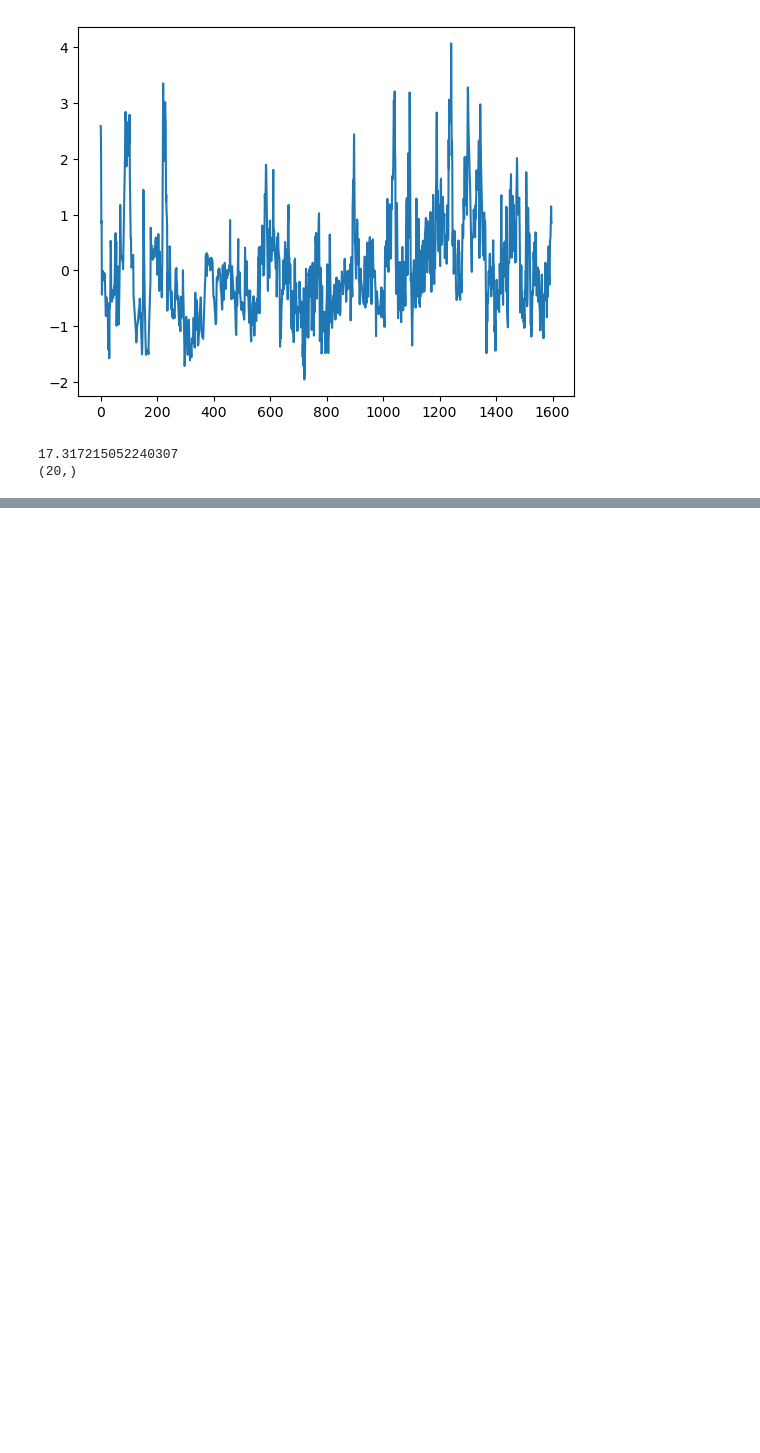
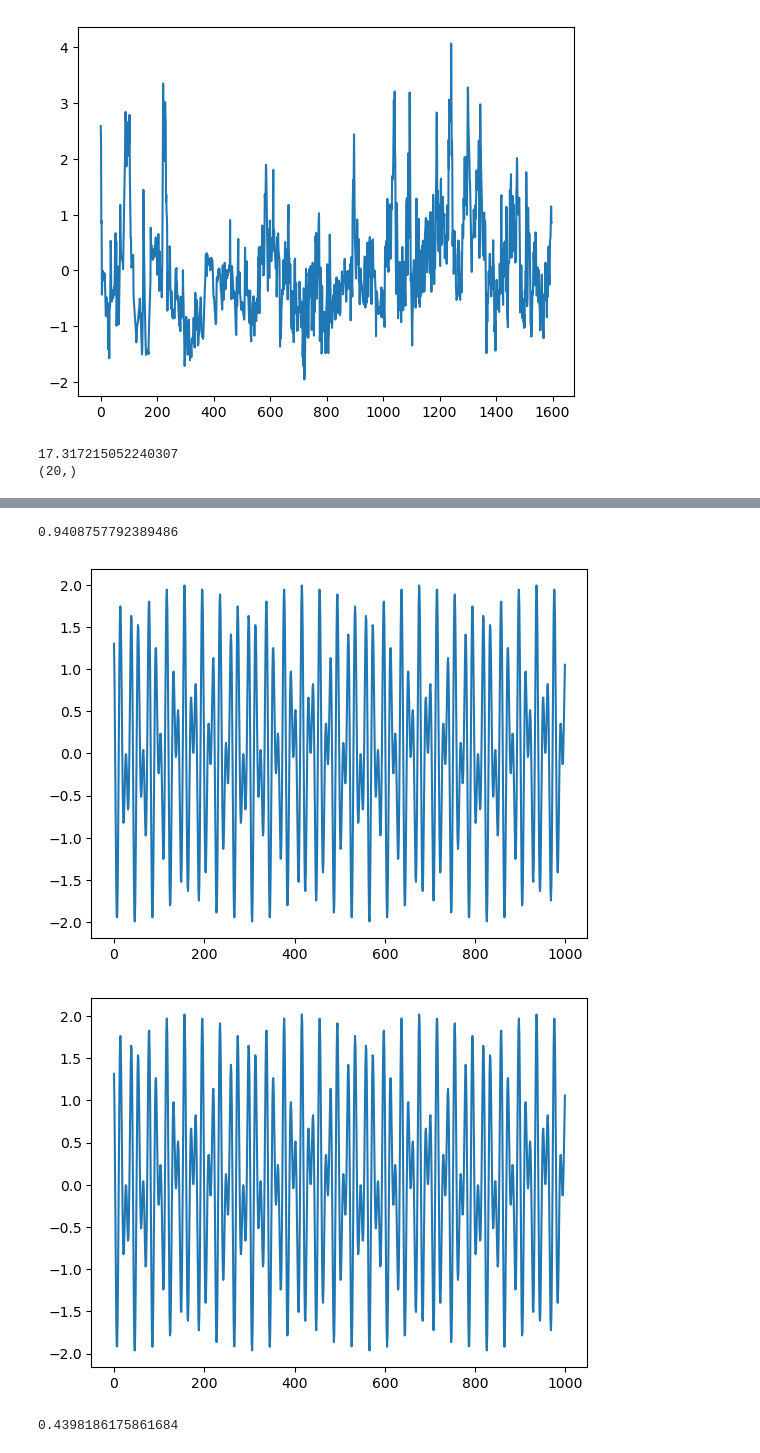
Before and after one commit to ironak/worms, a Jupyter notebook: sandy3.ipynb, the cells around one changed output, grey strips where cells are left out. Cells and saved outputs as stored; diff of their text form; code cells hidden in the pictures; blank space fills up the shorter version.

Commit message:
Predictions are matching observations

```diff
--- a/sandy3.ipynb
+++ b/sandy3.ipynb
@@ -113,3 +114,34 @@ print(calculate_c('SAADR', trace_obj).shape)
 [figure]
 17.317215052240307
 (20,)
+# %%
+def live_simulation(c, neuron, trace_obj, connectome=CONNECTOME):
+    predicted_trace = []
+    relevant_mask = get_relevant_mask(neuron, trace_obj, connectome)
+    relevant_count = np.count_nonzero(relevant_mask)
+    self_index = trace_obj.get_index(neuron)
+
+    C = c.reshape((relevant_count,w_rr,1,w_sr+1))
+
+    start = 100
+    runtime = 1000
+    for t in range(start,start+runtime):
+        relevant_history = trace_obj.traces[relevant_mask,t-w_rr:t]
+        self_history = trace_obj.traces[self_index:self_index+1,t-w_sr:t]
+        augmented_self_history = np.concatenate((np.ones((1,1)), self_history), axis=1)
+        predicted_trace.append(contract("ij,ijkl,kl", relevant_history, C, augmented_self_history))
+
+    observation = np.array(trace_obj.traces[self_index,start:start+runtime])
+    plt.plot(np.arange(runtime), observation)
+    plt.show()
+
+    prediction = np.array(predicted_trace)
+    plt.plot(np.arange(runtime), prediction)
+    plt.show()
+
+    print(np.linalg.norm(observation - prediction))
+# %%
+trace_obj = TraceObject('datasets/fake_test_data/fake_traces.json')
+c = calculate_c('N1', trace_obj, fake_connectome)
+live_simulation(c, 'N1', trace_obj, fake_connectome)
+# %% [output]
@@ -115,0 +150,4 @@ print(calculate_c('SAADR', trace_obj).shape)
+0.9408757792389486
+[figure, added]
+[figure, added]
+0.4398186175861684
```
Also changed, not shown: parts of 4 cells of this notebook.
